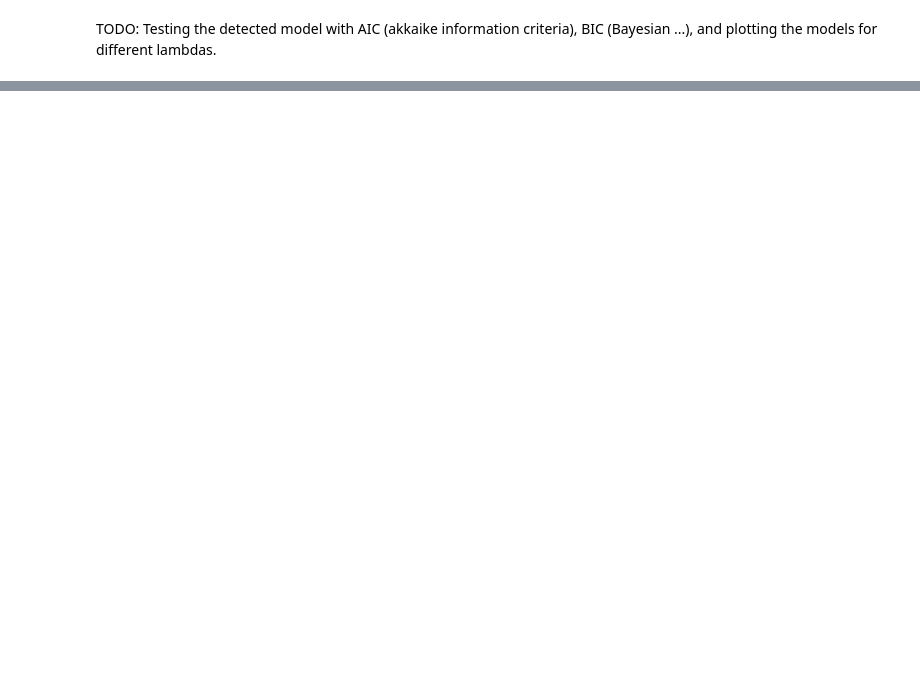
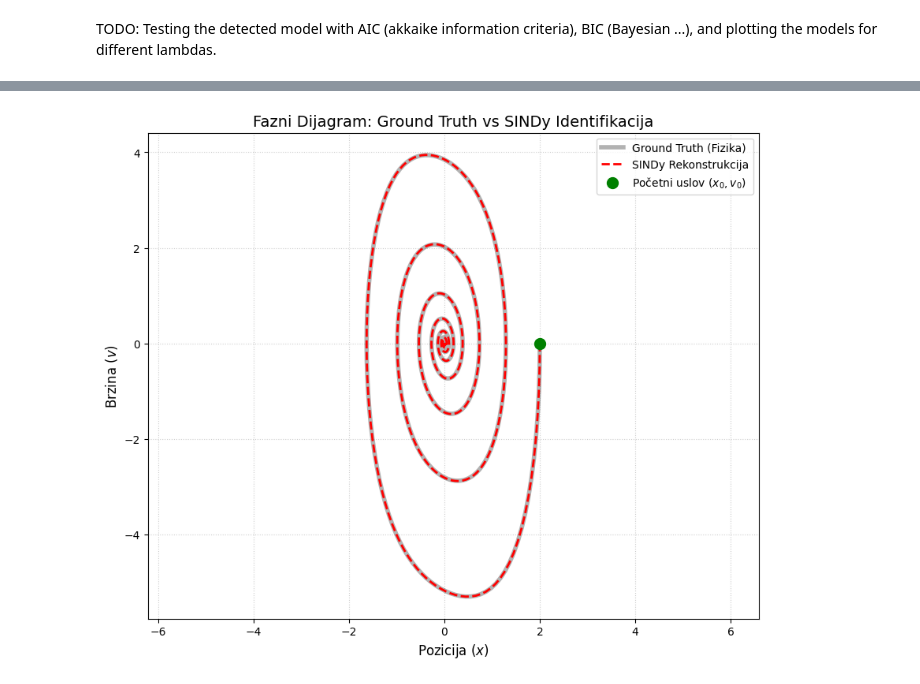
Before and after one commit to luka-lehotski/SINDy-rs, a Jupyter notebook: intro.ipynb, the cells around one changed output, grey strips where cells are left out. Drawn from its saved outputs; the diff is of its cells as text; code cells hidden in the pictures; blank space fills up the shorter version.

```diff
--- a/intro.ipynb
+++ b/intro.ipynb
@@ -264,0 +281,33 @@ Skeniranje modela u toku...
+# %%
+import numpy as np
+import matplotlib.pyplot as plt
+
+# --- 1. FAZNI DIJAGRAM: GROUND TRUTH VS SINDY ---
+plt.figure(figsize=(10, 8))
+
+# Plotujemo Ground Truth (ono što smo generisali iz prave fizike)
+# sol.y[0] je x, sol.y[1] je v
+plt.plot(sol.y[0], sol.y[1], 'k', lw=4, alpha=0.3, label='Ground Truth (Fizika)')
+
+# Plotujemo SINDy simulaciju (ono što je model naučio)
+# X_sindy_sim[:, 0] je x_sindy, X_sindy_sim[:, 1] je v_sindy
+plt.plot(X_sindy_sim[:, 0], X_sindy_sim[:, 1], 'r--', lw=2, label='SINDy Rekonstrukcija')
+
+# Označavamo početnu tačku da vidimo odakle kreće spirala
+plt.plot(sol.y[0, 0], sol.y[1, 0], 'go', markersize=10, label='Početni uslov ($x_0, v_0$)')
+
+# Dodajemo strelice (Quiver) da vidimo smer kretanja (opciono)
+# Ovo ti pomaže da vidiš "tok" (flow) sistema
+#
+plt.title("Fazni Dijagram: Ground Truth vs SINDy Identifikacija", fontsize=14)
+plt.xlabel("Pozicija ($x$)", fontsize=12)
+plt.ylabel("Brzina ($v$)", fontsize=12)
+plt.grid(True, linestyle=':', alpha=0.6)
+plt.legend()
+
+# Postavljamo jednake razmere osa da spirala ne bude veštački izdužena
+plt.axis('equal')
+
+plt.show()
+# %% [output]
+[figure, added]
```
Also changed, not shown: parts of 11 cells of this notebook.
